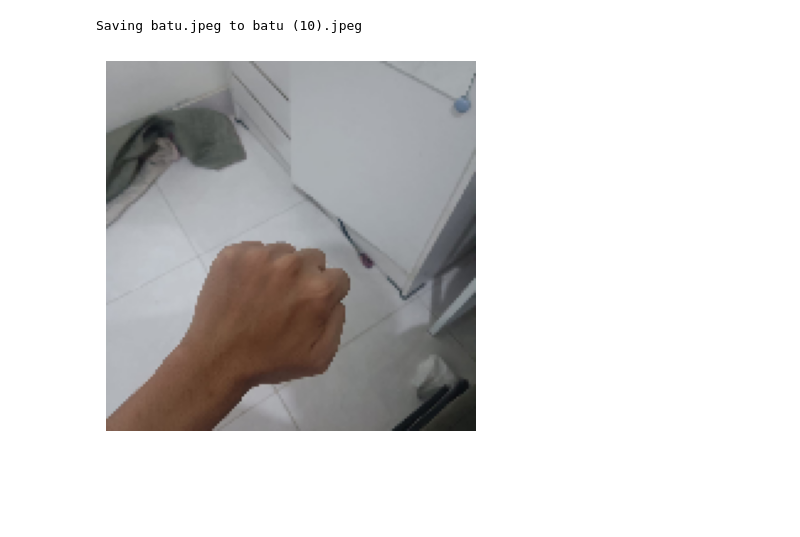
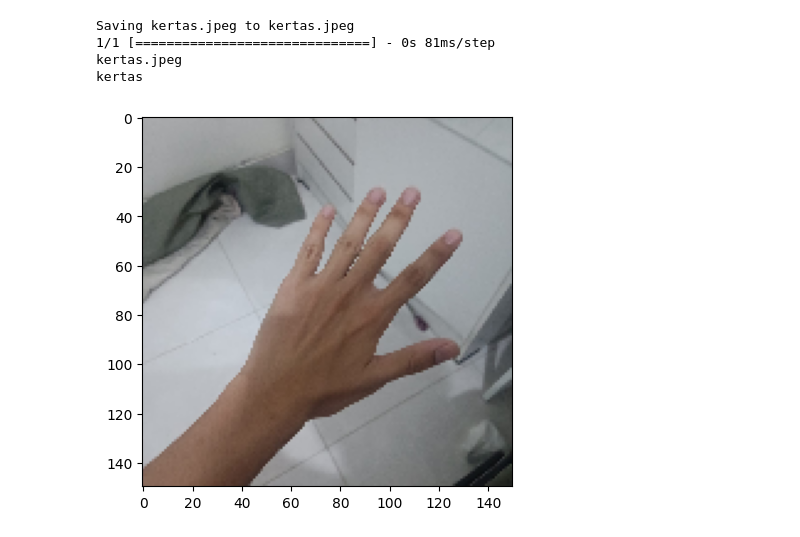
Before and after one commit to DraganAbrisamWidijanto/RockPapperScissorsClasification, a Jupyter notebook: Proyek_Akhir_Klasifikasi_Gambar_Dicoding.ipynb, the cells around one changed output. Cells and saved outputs as stored; diff of their text form; code cells hidden in the pictures; blank space fills up the shorter version.

```diff
--- a/Proyek_Akhir_Klasifikasi_Gambar_Dicoding.ipynb
+++ b/Proyek_Akhir_Klasifikasi_Gambar_Dicoding.ipynb
@@ -197,6 +190,6 @@ Trainable params: 982467 (3.75 MB)
 Non-trainable params: 0 (0.00 Byte)
 _________________________________________________________________
 # %%
-model.compile(loss=tf.keras.losses.SparseCategoricalCrossentropy(from_logits=False),
+model.compile(loss='categorical_crossentropy',
               optimizer=tf.optimizers.Adam(),
               metrics=['accuracy'])
@@ -270,0 +198,18 @@ print(class_names)
+# %%
+import time
+
+start_time = time.time()
+
+history = model.fit(
+    train_generator,
+    epochs=14,
+    steps_per_epoch=41,
+    batch_size = 32,
+    verbose=1,
+    validation_data=validation_generator,
+)
+
+end_time = time.time()
+elapsed_time = end_time - start_time
+
+print("Elapsed time:", elapsed_time, "seconds")
@@ -271,36 +250,35 @@ print(class_names)
 # %%
 import numpy as np
 from google.colab import files
-from tensorflow.keras.preprocessing import image
+from keras.preprocessing import image
 import matplotlib.pyplot as plt
+import matplotlib.image as mpimg
+%matplotlib inline
 
-# Unggah gambar
 uploaded = files.upload()
 
-# Loop melalui gambar yang diunggah
-for fn in uploaded.keys():
-    # Memuat gambar dan menyesuaikan ukurannya
-    img = image.load_img(fn, target_size=(150, 150))
-    plt.imshow(img)
-    plt.axis('off')
-    plt.show()
+for file_myimage in uploaded.keys():
 
-    # Konversi gambar menjadi larik Numpy
-    x = image.img_to_array(img)
-    x = np.expand_dims(x, axis=0)
+  path = file_myimage
+  img = image.load_img(path, target_size=(150,150))
+  imgplot = plt.imshow(img)
+  x = image.img_to_array(img)
+  x = np.expand_dims(x, axis=0)
 
-    # Melakukan prediksi
-    classes = model.predict(x)
-    predicted_class = np.argmax(classes)
+  images= np.vstack([x])
+  classes = model.predict(images, batch_size=10)
 
-    # Menampilkan hasil prediksi
-    if predicted_class == 0:
-        print("Predicted: Scissors")
-    elif predicted_class == 1:
-        print("Predicted: Paper")
-    elif predicted_class == 2:
-        print("Predicted: Rock")
+  print(file_myimage)
+  if np.argmax(classes) == 0:
+    print('kertas')
+  elif np.argmax(classes) == 1:
+    print('batu')
+  else:
+    print('gunting')
 # %% [output]
 [interactive output not drawn]
-Saving batu.jpeg to batu (10).jpeg
+Saving kertas.jpeg to kertas.jpeg
+1/1 [==============================] - 0s 81ms/step
+kertas.jpeg
+kertas
-[figure, old version]
+[figure, new version]
```
Also changed, not shown: parts of 56 cells of this notebook, 1 other file.
